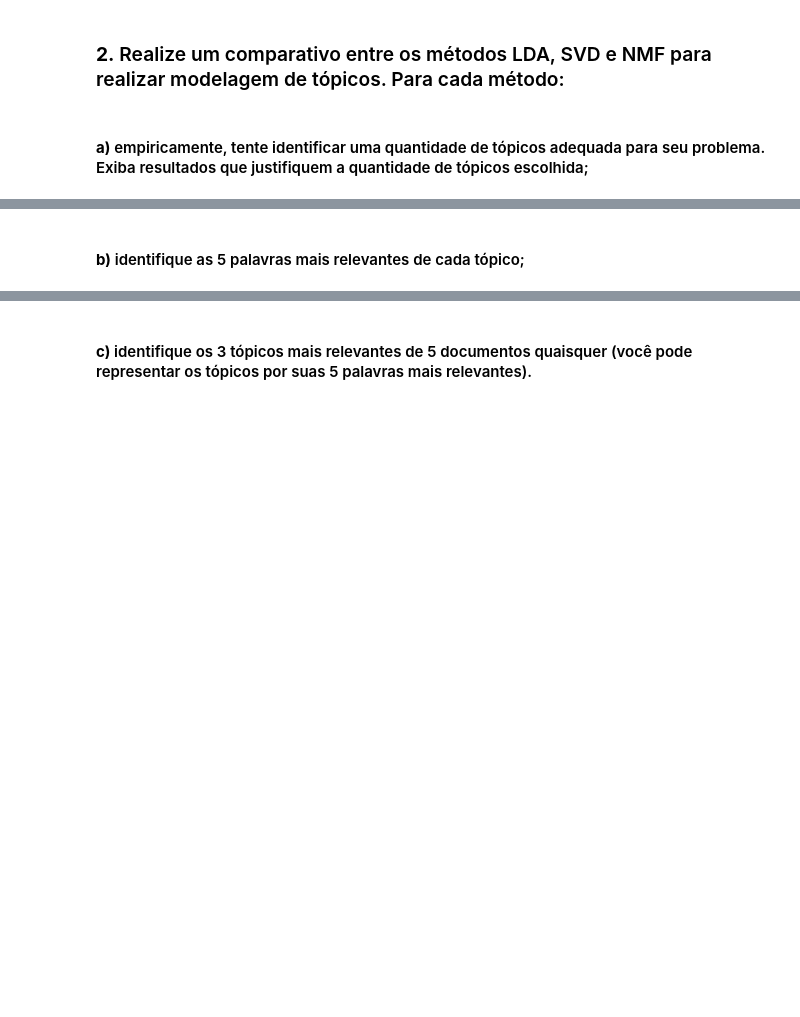
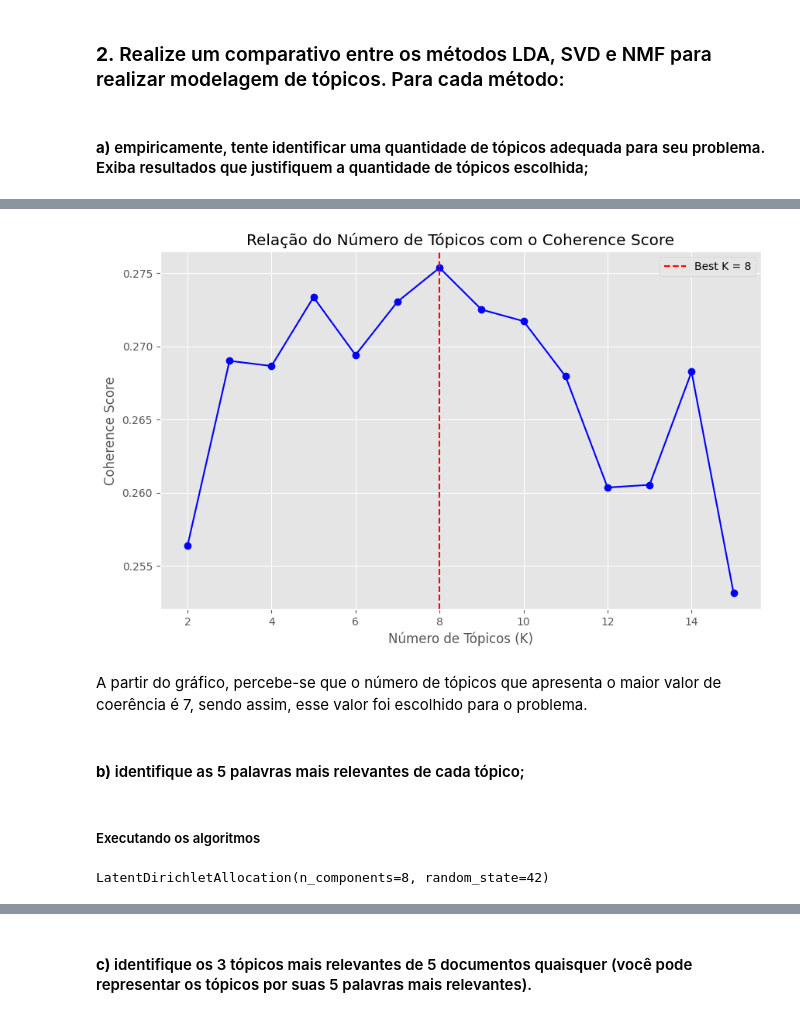
Before and after one commit to karlasophiacruz/nlp-2023.1, a Jupyter notebook: lista 2/PLN_Lista_2.ipynb, the cells around one changed output, grey strips where cells are left out. Saved outputs shown, nothing was run; the diff lists cells and outputs as text; code cells hidden in the pictures; blank space fills up the shorter version.

```diff
--- a/lista 2/PLN_Lista_2.ipynb
+++ b/lista 2/PLN_Lista_2.ipynb
@@ -62,2 +95,36 @@ df.head()
+# %%
+documents = df['stemmed'].apply(lambda x: x.strip("[]").replace("'", "").split(", "))
+
+dictionary = Dictionary(documents)
+corpus = [dictionary.doc2bow(text) for text in documents]
+# %%
+coherence_scores = []
+
+for k in range(2, 16):
+    lda_model = LdaModel(corpus, num_topics=k, id2word=dictionary)
+    coherence_model = CoherenceModel(model=lda_model, texts=documents, dictionary=dictionary, coherence='c_v')
+    coherence_score = coherence_model.get_coherence()
+    coherence_scores.append((k, coherence_score))
+# %%
+best_k = max(coherence_scores, key=lambda x: x[1])[0]
+
+k_values = [score[0] for score in coherence_scores]
+coherence_values = [score[1] for score in coherence_scores]
+# %%
+plt.figure(figsize=(10, 6))
+plt.plot(k_values, coherence_values, marker='o', linestyle='-', color='b')
+plt.axvline(x=best_k, color='r', linestyle='--', label=f'Best K = {best_k}')
+plt.xlabel("Número de Tópicos (K)")
+plt.ylabel("Coherence Score")
+plt.title("Relação do Número de Tópicos com o Coherence Score")
+plt.grid(True)
+plt.legend()
+plt.show()
+# %% [output]
+[figure, added]
+# %% [markdown]
+A partir do gráfico, percebe-se que o número de tópicos que apresenta o maior valor de coerência é 7, sendo assim, esse valor foi escolhido para o problema.
 # %% [markdown]
 #### **b)** identifique as 5 palavras mais relevantes de cada tópico;
+# %% [markdown]
+##### Executando os algoritmos
@@ -63,0 +134,5 @@ df.head()
+# %%
+lda = LatentDirichletAllocation(n_components=best_k, random_state=42)
+lda.fit(X)
+# %% [output]
+LatentDirichletAllocation(n_components=8, random_state=42)
```
Also changed, not shown: parts of 32 cells of this notebook, 2 other files.
